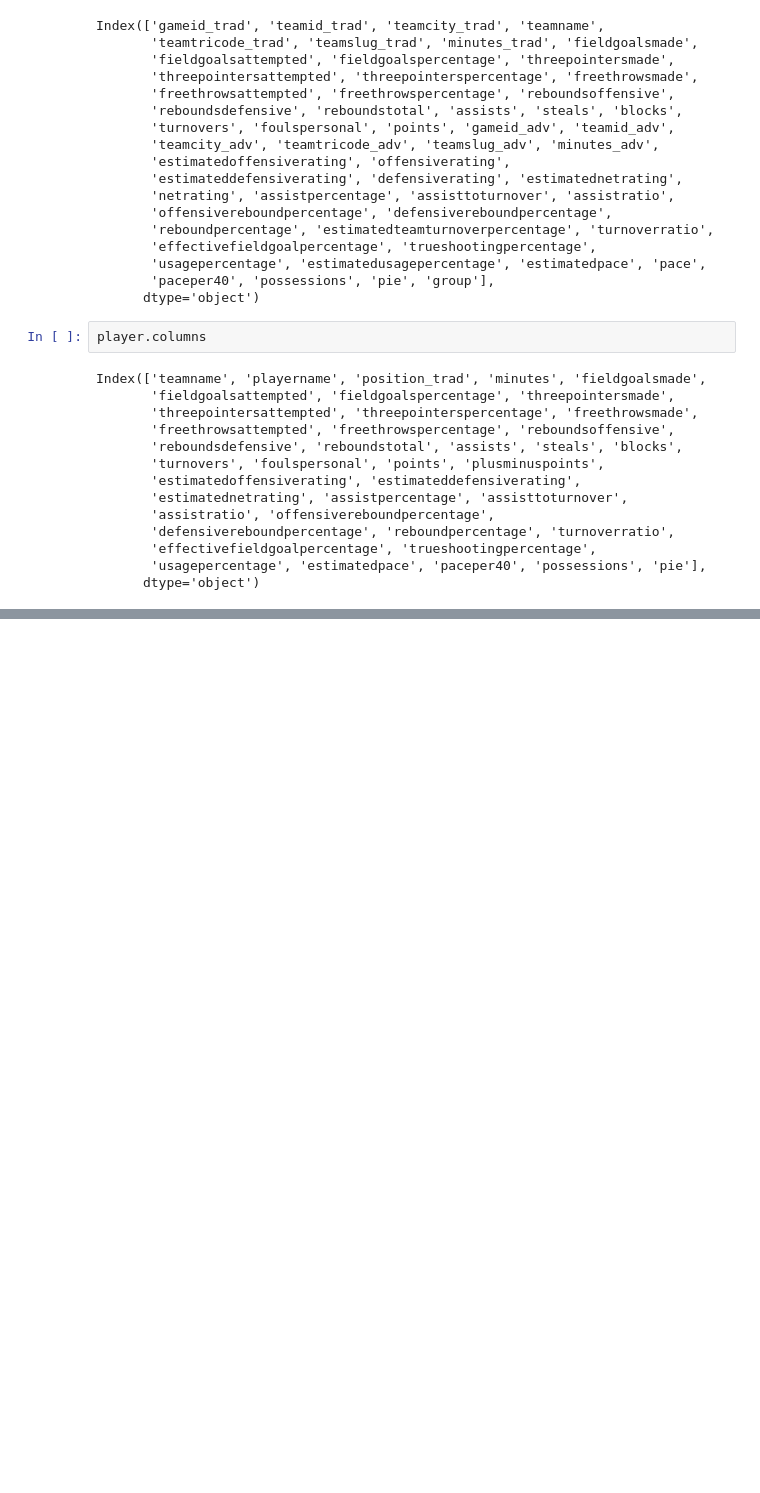
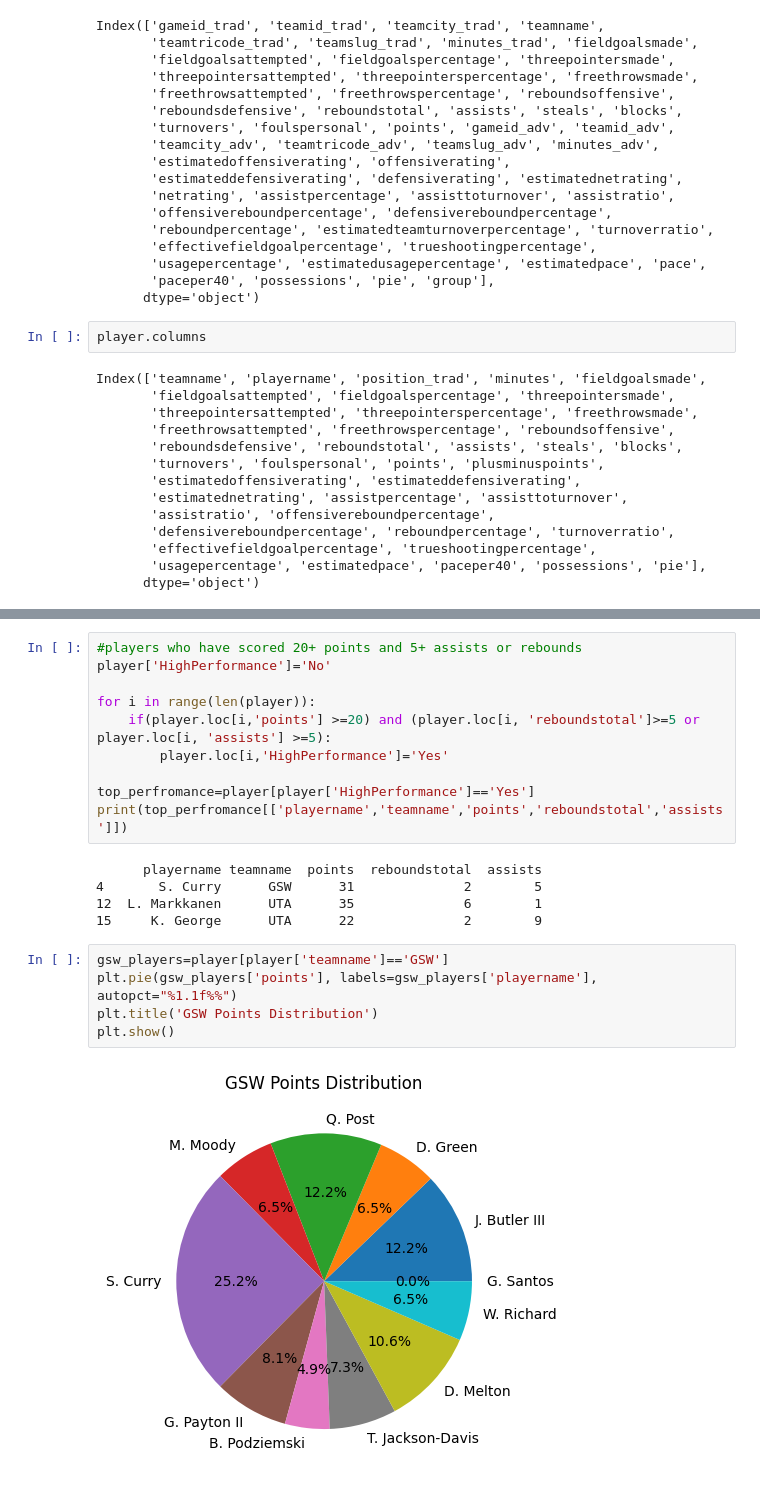
Before and after one commit to biiipin/analysis_nbagame, a Jupyter notebook: data_analysis.ipynb, the cells around one changed output, grey strips where cells are left out. Drawn from its saved outputs; the diff is of its cells as text; blank space fills up the shorter version.

```diff
--- a/data_analysis.ipynb
+++ b/data_analysis.ipynb
@@ -90,0 +134,22 @@ print(top_scorers[['teamname','playername','points','fieldgoalsmade','fieldgoals
+# %%
+#players who have scored 20+ points and 5+ assists or rebounds
+player['HighPerformance']='No'
+
+for i in range(len(player)):
+    if(player.loc[i,'points'] >=20) and (player.loc[i, 'reboundstotal']>=5 or player.loc[i, 'assists'] >=5):
+        player.loc[i,'HighPerformance']='Yes'
+
+top_perfromance=player[player['HighPerformance']=='Yes']
+print(top_perfromance[['playername','teamname','points','reboundstotal','assists']])
+# %% [output]
+      playername teamname  points  reboundstotal  assists
+4       S. Curry      GSW      31              2        5
+12  L. Markkanen      UTA      35              6        1
+15     K. George      UTA      22              2        9
+# %%
+gsw_players=player[player['teamname']=='GSW']
+plt.pie(gsw_players['points'], labels=gsw_players['playername'], autopct="%1.1f%%")
+plt.title('GSW Points Distribution')
+plt.show()
+# %% [output]
+[figure, added]
```
Also changed, not shown: parts of 16 cells of this notebook.
